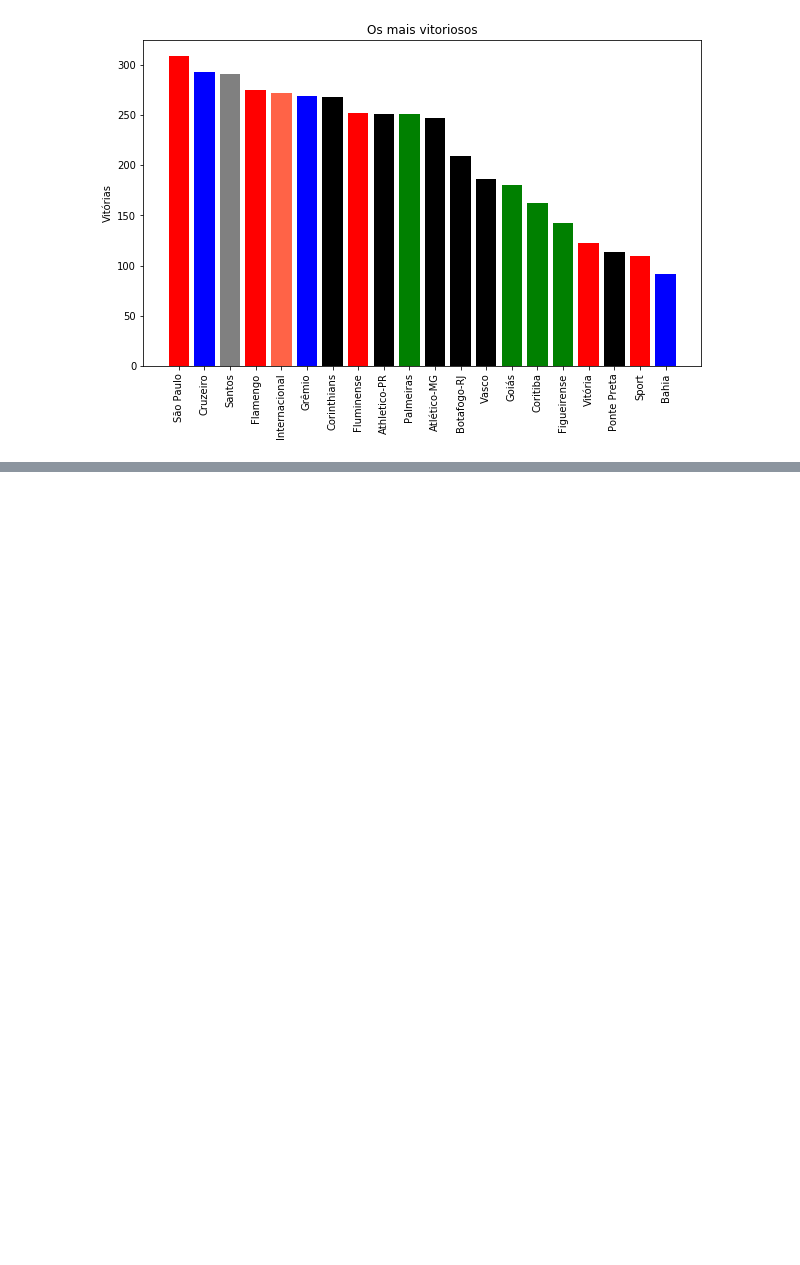
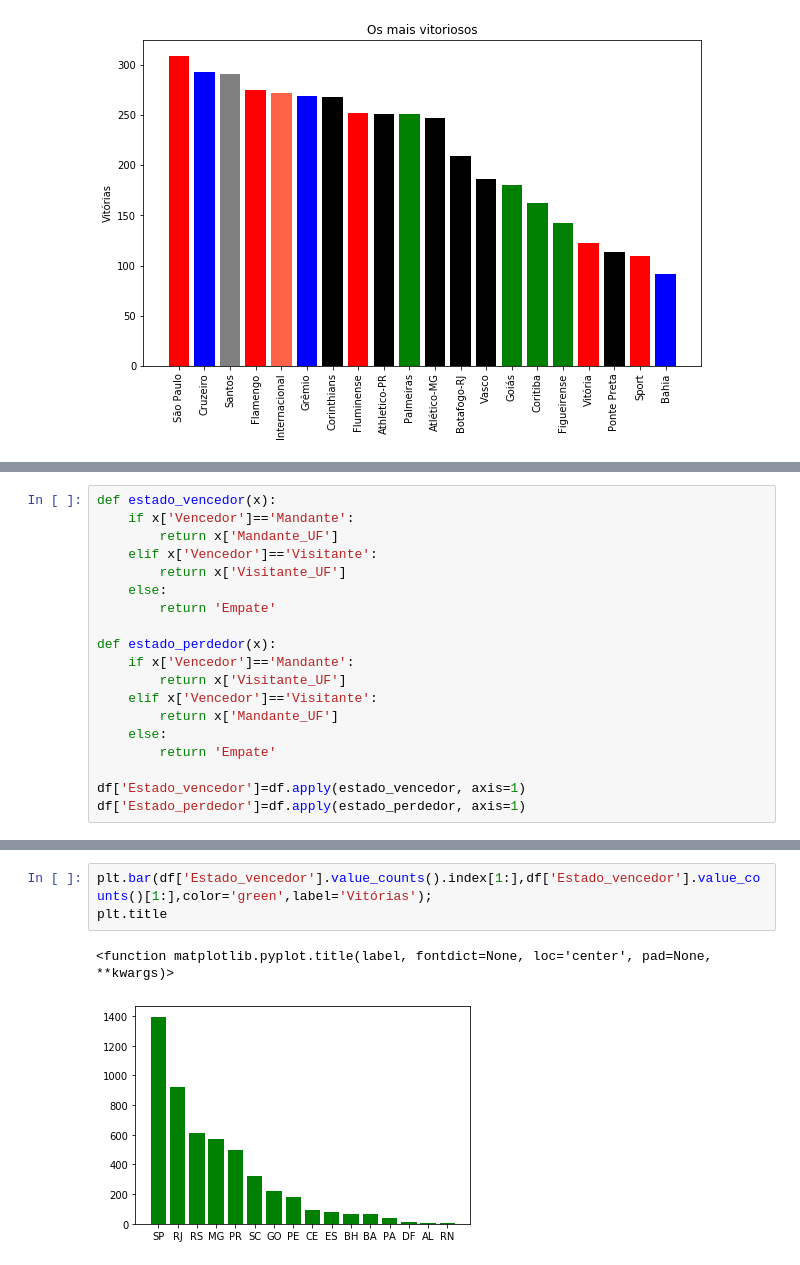
Before and after one commit to GuitosFritos/Campeonato-brasileiro, a Jupyter notebook: Campeonato Brasileiro.ipynb, the cells around one changed output, grey strips where cells are left out. Drawn from its saved outputs; the diff is of its cells as text; blank space fills up the shorter version.

```diff
--- a/Campeonato Brasileiro.ipynb
+++ b/Campeonato Brasileiro.ipynb
@@ -106,0 +107,19 @@ plt.xticks(rotation=90);
+# %%
+def estado_vencedor(x):
+    if x['Vencedor']=='Mandante':
+        return x['Mandante_UF']
+    elif x['Vencedor']=='Visitante':
+        return x['Visitante_UF']
+    else:
+        return 'Empate'
+
+def estado_perdedor(x):
+    if x['Vencedor']=='Mandante':
+        return x['Visitante_UF']
+    elif x['Vencedor']=='Visitante':
+        return x['Mandante_UF']
+    else:
+        return 'Empate'
+
+df['Estado_vencedor']=df.apply(estado_vencedor, axis=1)
+df['Estado_perdedor']=df.apply(estado_perdedor, axis=1)
@@ -106,0 +135,6 @@ plt.xticks(rotation=90);
+# %%
+plt.bar(df['Estado_vencedor'].value_counts().index[1:],df['Estado_vencedor'].value_counts()[1:],color='green',label='Vitórias');
+plt.title
+# %% [output]
+<function matplotlib.pyplot.title(label, fontdict=None, loc='center', pad=None, **kwargs)>
+[figure, added]
```
Also changed, not shown: parts of 12 cells of this notebook.
